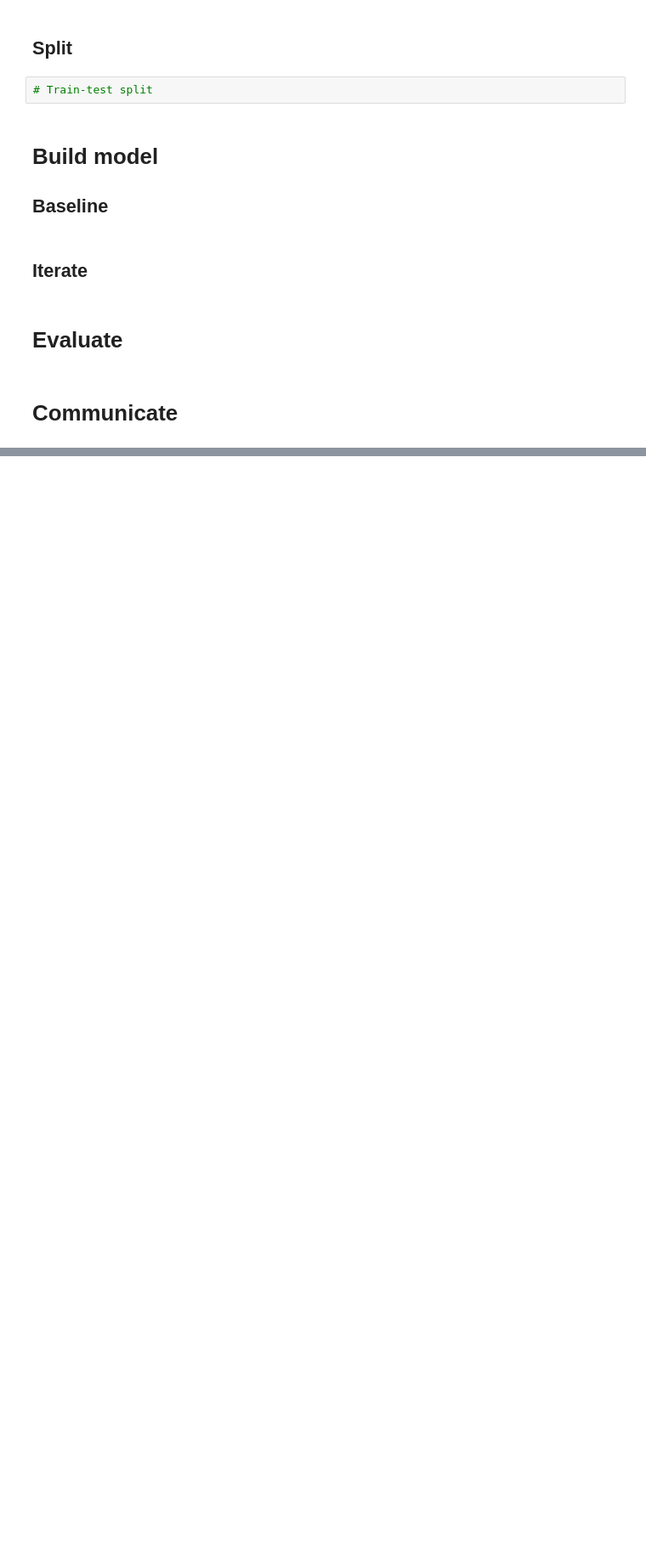
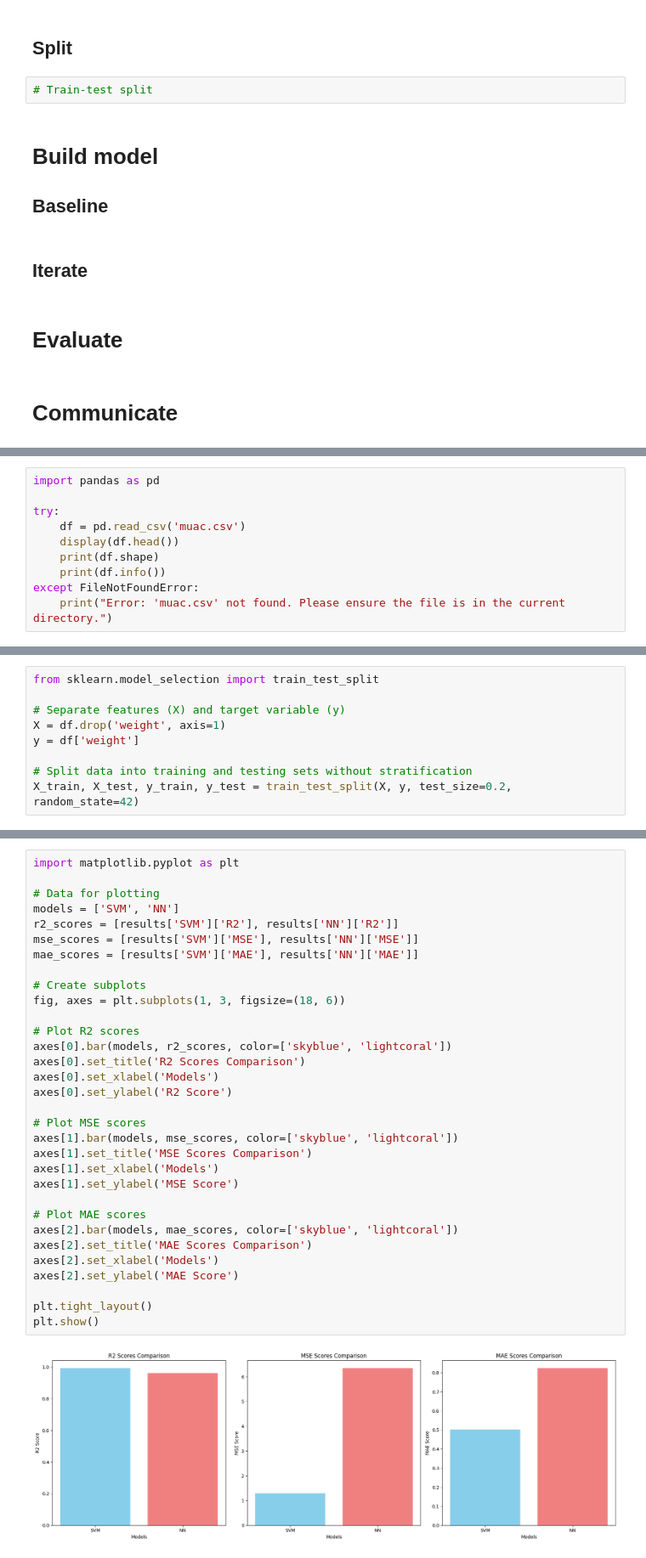
Before and after one commit to KomlaRD/Adult-Weight-Estimation, a Jupyter notebook: muac_machine_learning.ipynb, the cells around one changed output, grey strips where cells are left out. Shown at 85% size. Saved outputs shown, nothing was run; the diff lists cells and outputs as text; blank space fills up the shorter version.

```diff
--- a/muac_machine_learning.ipynb
+++ b/muac_machine_learning.ipynb
@@ -405,0 +422,10 @@ StackedEnsemble_AllModels_1_AutoML_6_20250310_161943     5.75514  33.1217  4.307
+# %%
+import pandas as pd
+
+try:
+    df = pd.read_csv('muac.csv')
+    display(df.head())
+    print(df.shape)
+    print(df.info())
+except FileNotFoundError:
+    print("Error: 'muac.csv' not found. Please ensure the file is in the current directory.")
@@ -405,0 +1348,9 @@ StackedEnsemble_AllModels_1_AutoML_6_20250310_161943     5.75514  33.1217  4.307
+# %%
+from sklearn.model_selection import train_test_split
+
+# Separate features (X) and target variable (y)
+X = df.drop('weight', axis=1)
+y = df['weight']
+
+# Split data into training and testing sets without stratification
+X_train, X_test, y_train, y_test = train_test_split(X, y, test_size=0.2, random_state=42)
@@ -405,0 +1537,34 @@ StackedEnsemble_AllModels_1_AutoML_6_20250310_161943     5.75514  33.1217  4.307
+# %%
+import matplotlib.pyplot as plt
+
+# Data for plotting
+models = ['SVM', 'NN']
+r2_scores = [results['SVM']['R2'], results['NN']['R2']]
+mse_scores = [results['SVM']['MSE'], results['NN']['MSE']]
+mae_scores = [results['SVM']['MAE'], results['NN']['MAE']]
+
+# Create subplots
+fig, axes = plt.subplots(1, 3, figsize=(18, 6))
+
+# Plot R2 scores
+axes[0].bar(models, r2_scores, color=['skyblue', 'lightcoral'])
+axes[0].set_title('R2 Scores Comparison')
+axes[0].set_xlabel('Models')
+axes[0].set_ylabel('R2 Score')
+
+# Plot MSE scores
+axes[1].bar(models, mse_scores, color=['skyblue', 'lightcoral'])
+axes[1].set_title('MSE Scores Comparison')
+axes[1].set_xlabel('Models')
+axes[1].set_ylabel('MSE Score')
+
+# Plot MAE scores
+axes[2].bar(models, mae_scores, color=['skyblue', 'lightcoral'])
+axes[2].set_title('MAE Scores Comparison')
+axes[2].set_xlabel('Models')
+axes[2].set_ylabel('MAE Score')
+
+plt.tight_layout()
+plt.show()
+# %% [output]
+[figure, added]
```
Also changed, not shown: parts of 71 cells of this notebook.
